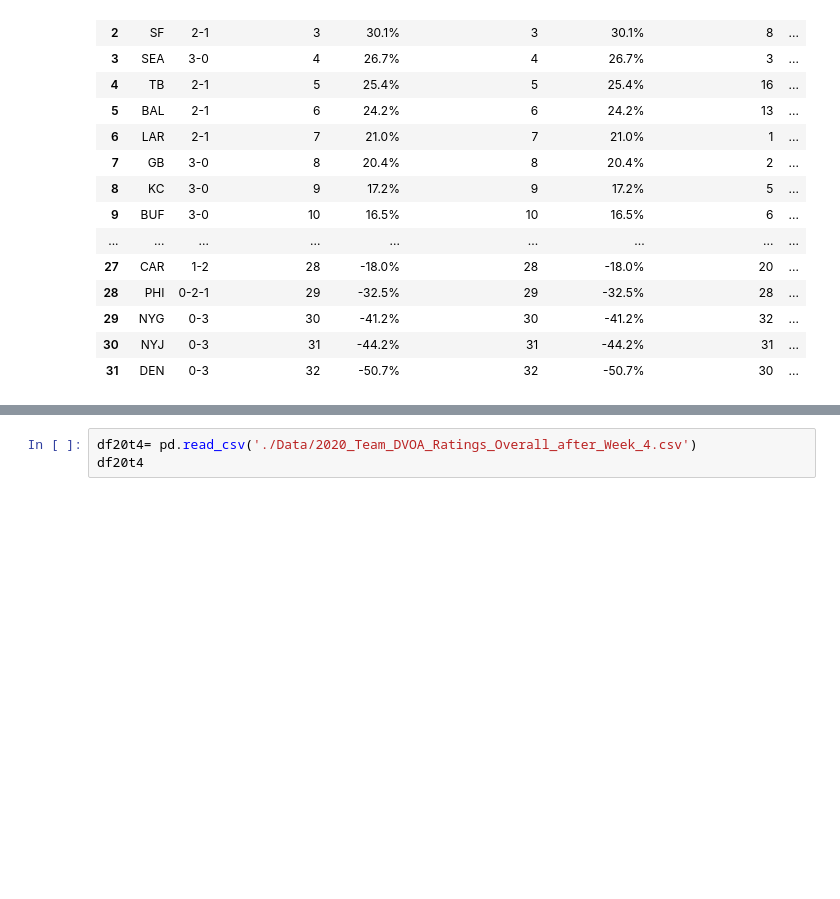
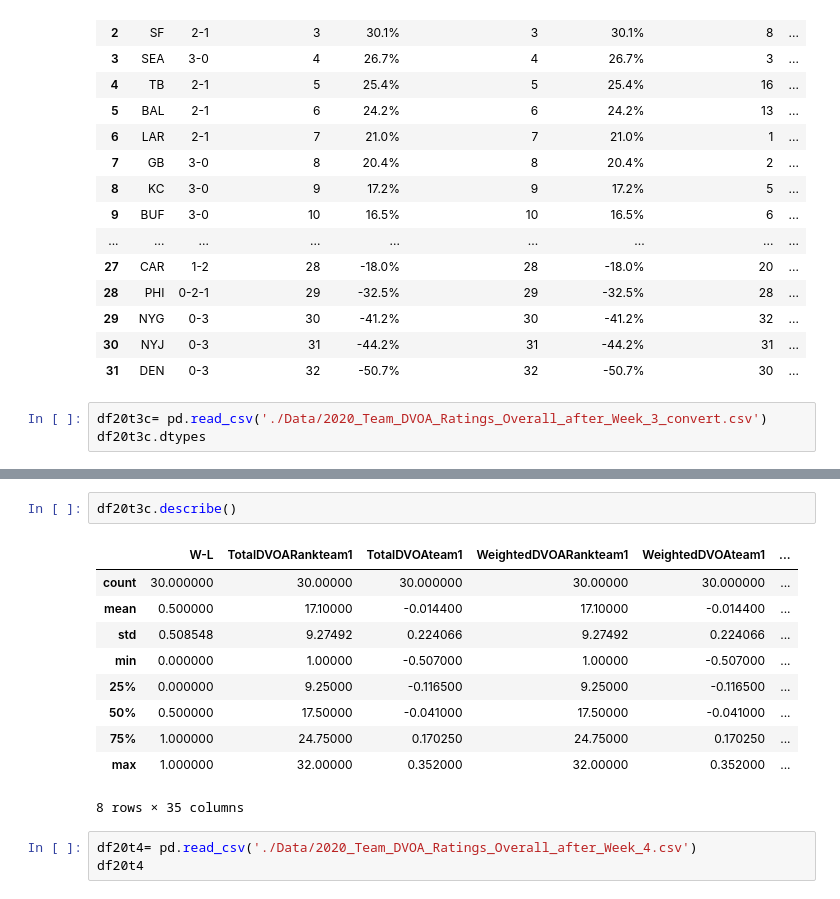
Before and after one commit to vivekbavda/NFL, a Jupyter notebook: BavdaNFLCapstoneDataCleaning.ipynb, the cells around one changed output, grey strips where cells are left out. Drawn from its saved outputs; the diff is of its cells as text; blank space fills up the shorter version.

Commit message:
one more week converted

```diff
--- a/BavdaNFLCapstoneDataCleaning.ipynb
+++ b/BavdaNFLCapstoneDataCleaning.ipynb
@@ -157,3 +161,6 @@ df20t3
 | 29 | NYG | 0-3 | 30 | -41.2% | 30 | -41.2% | 32 | ... |
 | 30 | NYJ | 0-3 | 31 | -44.2% | 31 | -44.2% | 31 | ... |
 | 31 | DEN | 0-3 | 32 | -50.7% | 32 | -50.7% | 30 | ... |
+# %%
+df20t3c= pd.read_csv('./Data/2020_Team_DVOA_Ratings_Overall_after_Week_3_convert.csv')
+df20t3c.dtypes
@@ -160,3 +185,16 @@ df20t3
+# %%
+df20t3c.describe()
+# %% [output]
+|  | W-L | TotalDVOARankteam1 | TotalDVOAteam1 | WeightedDVOARankteam1 | WeightedDVOAteam1 | ... |
+| count | 30.000000 | 30.00000 | 30.000000 | 30.00000 | 30.000000 | ... |
+| mean | 0.500000 | 17.10000 | -0.014400 | 17.10000 | -0.014400 | ... |
+| std | 0.508548 | 9.27492 | 0.224066 | 9.27492 | 0.224066 | ... |
+| min | 0.000000 | 1.00000 | -0.507000 | 1.00000 | -0.507000 | ... |
+| 25% | 0.000000 | 9.25000 | -0.116500 | 9.25000 | -0.116500 | ... |
+| 50% | 0.500000 | 17.50000 | -0.041000 | 17.50000 | -0.041000 | ... |
+| 75% | 1.000000 | 24.75000 | 0.170250 | 24.75000 | 0.170250 | ... |
+| max | 1.000000 | 32.00000 | 0.352000 | 32.00000 | 0.352000 | ... |
+8 rows × 35 columns
 # %%
 df20t4= pd.read_csv('./Data/2020_Team_DVOA_Ratings_Overall_after_Week_4.csv')
 df20t4
```
Also changed, not shown: parts of 8 cells of this notebook, 1 other file.
